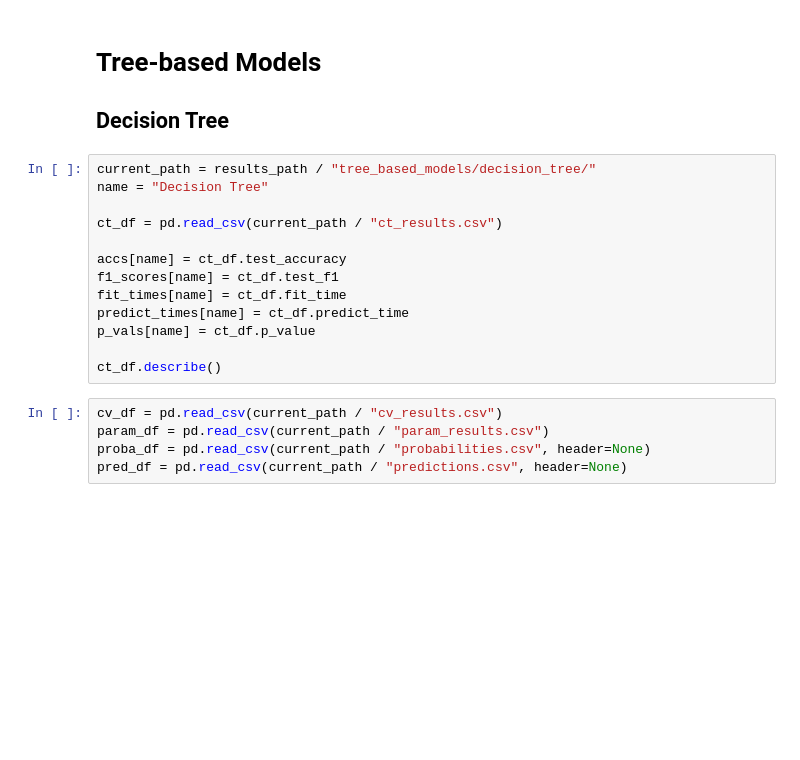
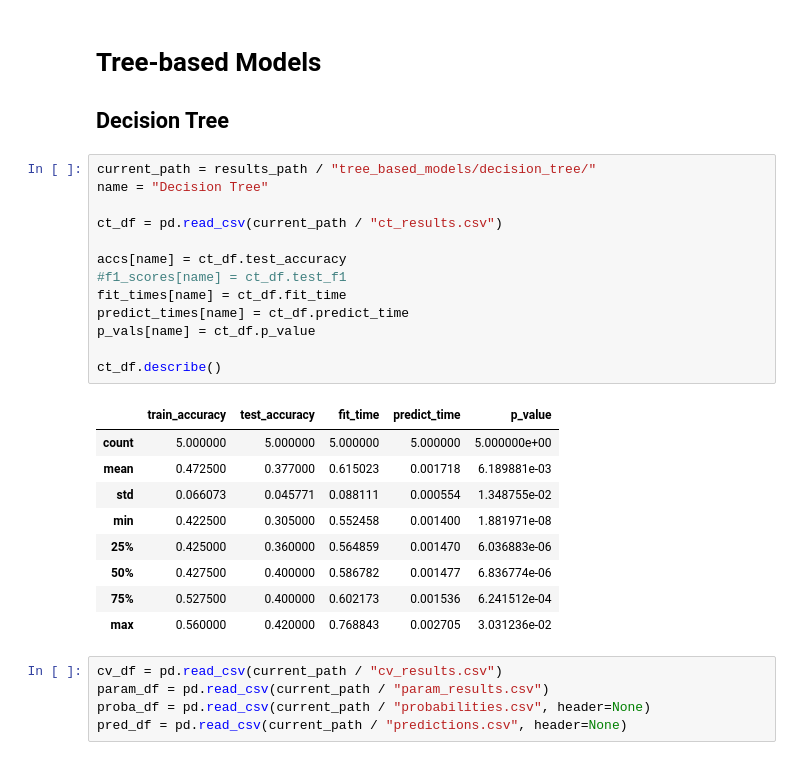
Before and after one commit to nigginoki/Multiclass_RamanMachineLearning, a Jupyter notebook: notebooks/inspect_results_compact.ipynb, the cells around one changed output. Cells and saved outputs as stored; diff of their text form; blank space fills up the shorter version.

```diff
--- a/notebooks/inspect_results_compact.ipynb
+++ b/notebooks/inspect_results_compact.ipynb
@@ -980,16 +1054,26 @@ fig.savefig(img_path / "linear_comparison.png", format="png", dpi=300, bbox_inch
 # %%
 current_path = results_path / "tree_based_models/decision_tree/"
 name = "Decision Tree"
 
 ct_df = pd.read_csv(current_path / "ct_results.csv")
 
 accs[name] = ct_df.test_accuracy
-f1_scores[name] = ct_df.test_f1
+#f1_scores[name] = ct_df.test_f1
 fit_times[name] = ct_df.fit_time
 predict_times[name] = ct_df.predict_time
 p_vals[name] = ct_df.p_value
 
 ct_df.describe()
+# %% [output]
+|  | train_accuracy | test_accuracy | fit_time | predict_time | p_value |
+| count | 5.000000 | 5.000000 | 5.000000 | 5.000000 | 5.000000e+00 |
+| mean | 0.472500 | 0.377000 | 0.615023 | 0.001718 | 6.189881e-03 |
+| std | 0.066073 | 0.045771 | 0.088111 | 0.000554 | 1.348755e-02 |
+| min | 0.422500 | 0.305000 | 0.552458 | 0.001400 | 1.881971e-08 |
+| 25% | 0.425000 | 0.360000 | 0.564859 | 0.001470 | 6.036883e-06 |
+| 50% | 0.427500 | 0.400000 | 0.586782 | 0.001477 | 6.836774e-06 |
+| 75% | 0.527500 | 0.400000 | 0.602173 | 0.001536 | 6.241512e-04 |
+| max | 0.560000 | 0.420000 | 0.768843 | 0.002705 | 3.031236e-02 |
 # %%
 cv_df = pd.read_csv(current_path / "cv_results.csv")
 param_df = pd.read_csv(current_path / "param_results.csv")
```
Also changed, not shown: parts of 36 cells of this notebook, 6 other files.
